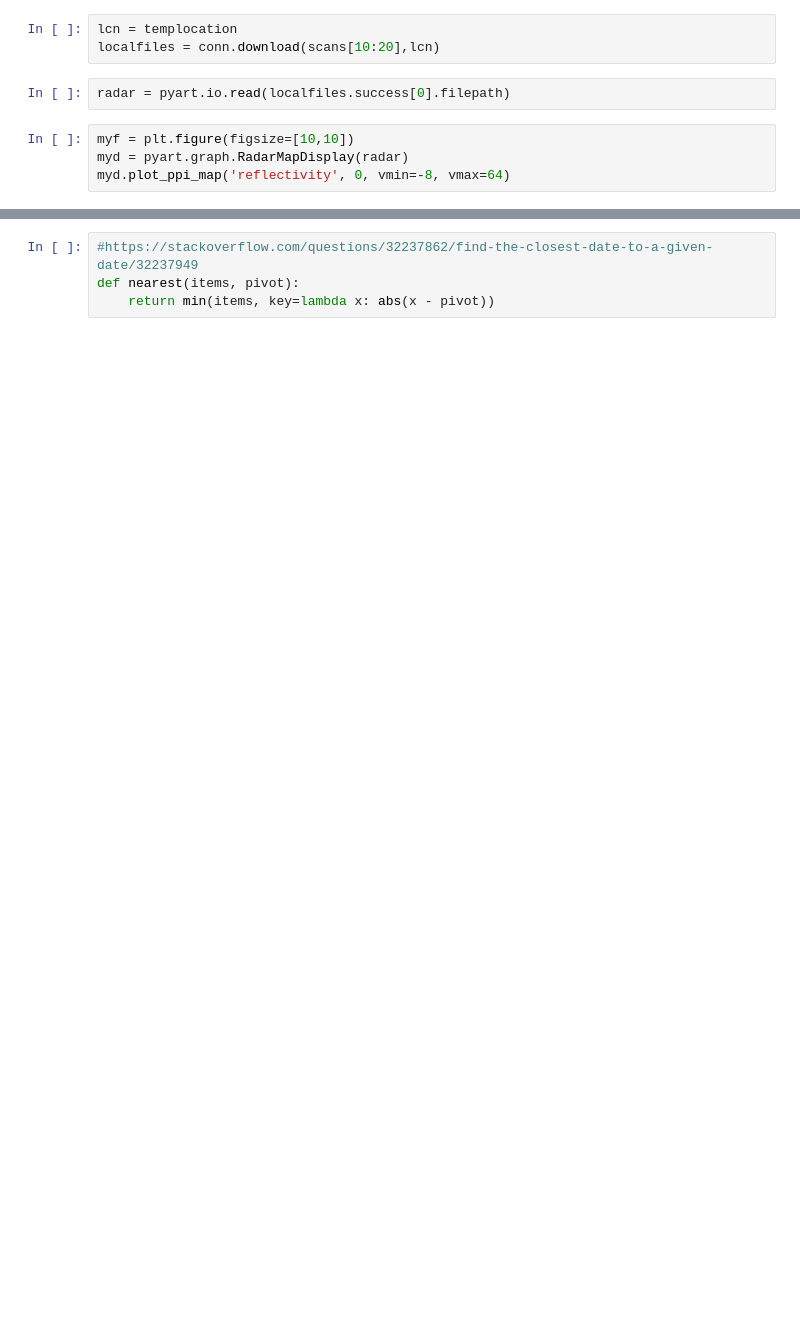
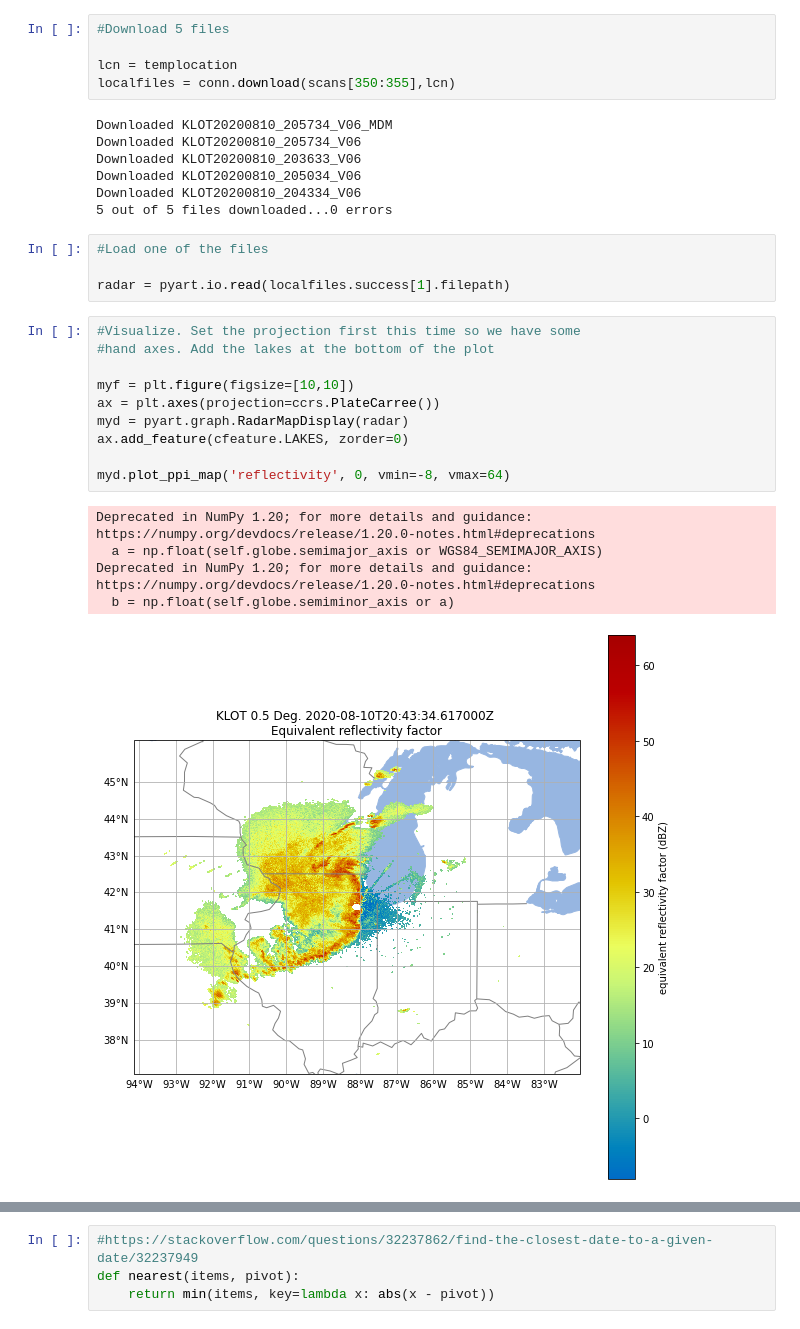
Before and after one commit to ARM-Development/PyART-Training, a Jupyter notebook: 2-Cloud_Examples/1-NEXRAD_on_Amazon.ipynb, the cells around one changed output, grey strips where cells are left out. Drawn from its saved outputs; the diff is of its cells as text; blank space fills up the shorter version.

```diff
--- a/2-Cloud_Examples/1-NEXRAD_on_Amazon.ipynb
+++ b/2-Cloud_Examples/1-NEXRAD_on_Amazon.ipynb
@@ -15,11 +45,34 @@ templocation = tempfile.mkdtemp()
 conn = nexradaws.NexradAwsInterface()
 scans = conn.get_avail_scans(2020, 8, 10,'KLOT')
 # %%
+#Download 5 files
+
 lcn = templocation
-localfiles = conn.download(scans[10:20],lcn)
+localfiles = conn.download(scans[350:355],lcn)
+# %% [output]
+Downloaded KLOT20200810_205734_V06_MDM
+Downloaded KLOT20200810_205734_V06
+Downloaded KLOT20200810_203633_V06
+Downloaded KLOT20200810_205034_V06
+Downloaded KLOT20200810_204334_V06
+5 out of 5 files downloaded...0 errors
 # %%
-radar = pyart.io.read(localfiles.success[0].filepath)
+#Load one of the files
+
+radar = pyart.io.read(localfiles.success[1].filepath)
 # %%
+#Visualize. Set the projection first this time so we have some
+#hand axes. Add the lakes at the bottom of the plot
+
 myf = plt.figure(figsize=[10,10])
+ax = plt.axes(projection=ccrs.PlateCarree())
 myd = pyart.graph.RadarMapDisplay(radar)
+ax.add_feature(cfeature.LAKES, zorder=0)
+
 myd.plot_ppi_map('reflectivity', 0, vmin=-8, vmax=64)
+# %% [output]
+Deprecated in NumPy 1.20; for more details and guidance: https://numpy.org/devdocs/release/1.20.0-notes.html#deprecations
+  a = np.float(self.globe.semimajor_axis or WGS84_SEMIMAJOR_AXIS)
+Deprecated in NumPy 1.20; for more details and guidance: https://numpy.org/devdocs/release/1.20.0-notes.html#deprecations
+  b = np.float(self.globe.semiminor_axis or a)
+[figure, added]
```
Also changed, not shown: parts of 34 cells of this notebook, 3 other files.
